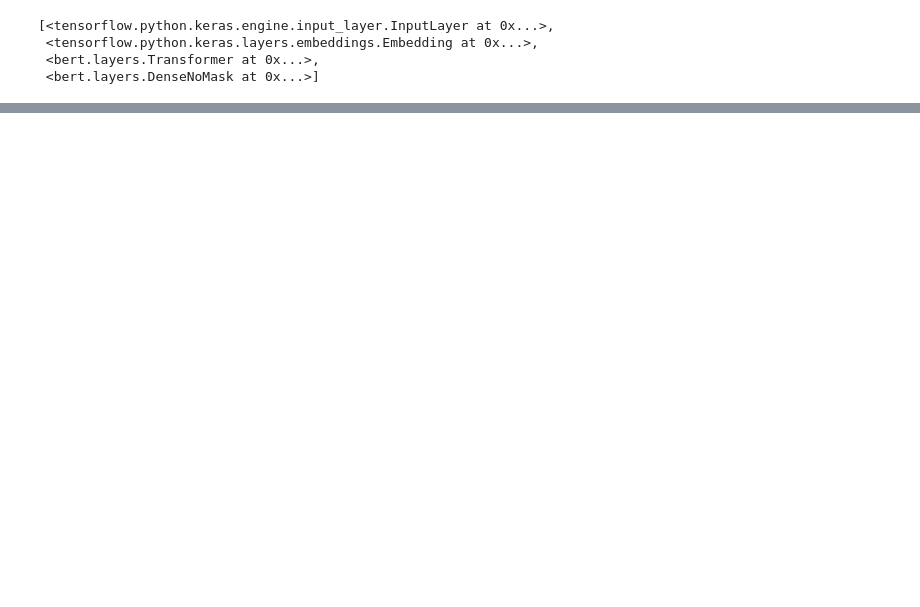
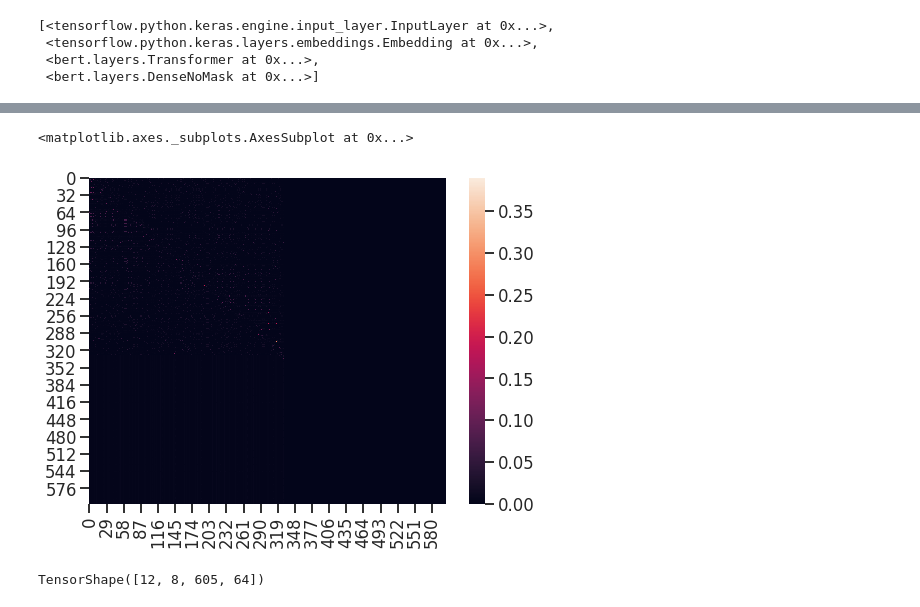
Before and after one commit to pstjohn/uniparc_modeling, a Jupyter notebook: check_progress.ipynb, the cells around one changed output, grey strips where cells are left out. Drawn from its saved outputs; the diff is of its cells as text; code cells hidden in the pictures; blank space fills up the shorter version.

```diff
--- a/check_progress.ipynb
+++ b/check_progress.ipynb
@@ -96,0 +90,6 @@ attention_scores = attention_scores / tf.sqrt(float(self.units))  # [B,N,S,S]
+# %%
+self = transformer.attention_layer
+mask = inputs._keras_mask
+training=True
+
+from bert.attention_utils import create_attention_mask, relative_attention_inner, initializer
@@ -96,0 +111,11 @@ attention_scores = attention_scores / tf.sqrt(float(self.units))  # [B,N,S,S]
+# %%
+# zero out masked values
+attention_mask = self.create_attention_mask(input_shape, mask)
+attention_scores = attention_scores * 1000 + (1. - attention_mask) * -10000.0
+attention_probs = tf.nn.softmax(attention_scores)  # [B,N,S,S]
+# %%
+plt.figure(figsize=(8,6))
+sns.heatmap(attention_probs[0, 0].numpy())
+# %% [output]
+<matplotlib.axes._subplots.AxesSubplot at 0x...>
+[figure, added]
@@ -96,0 +124,4 @@ attention_scores = attention_scores / tf.sqrt(float(self.units))  # [B,N,S,S]
+# %%
+context_layer.shape
+# %% [output]
+TensorShape([12, 8, 605, 64])
```
Also changed, not shown: parts of 25 cells of this notebook, 7 other files.
